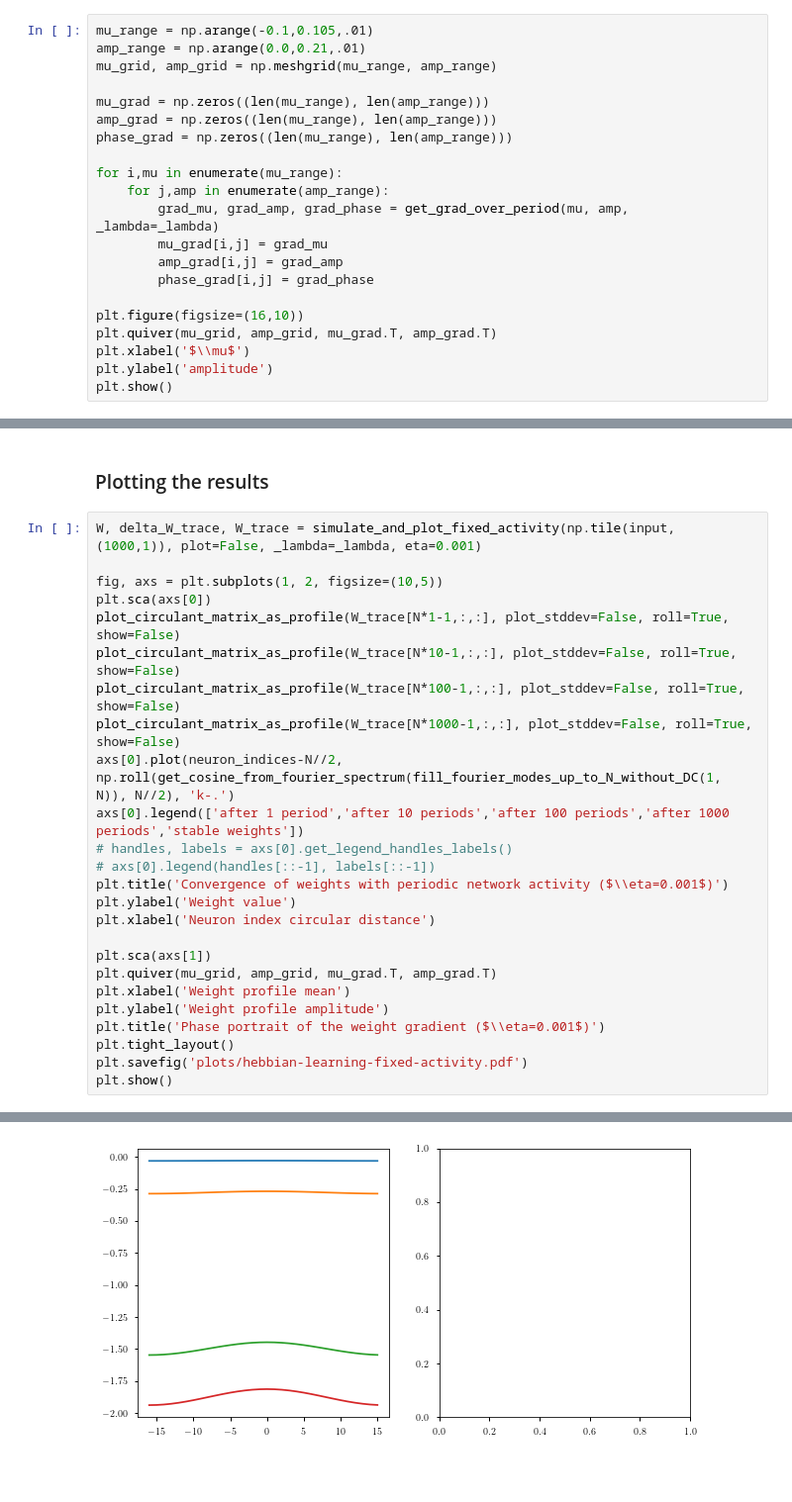
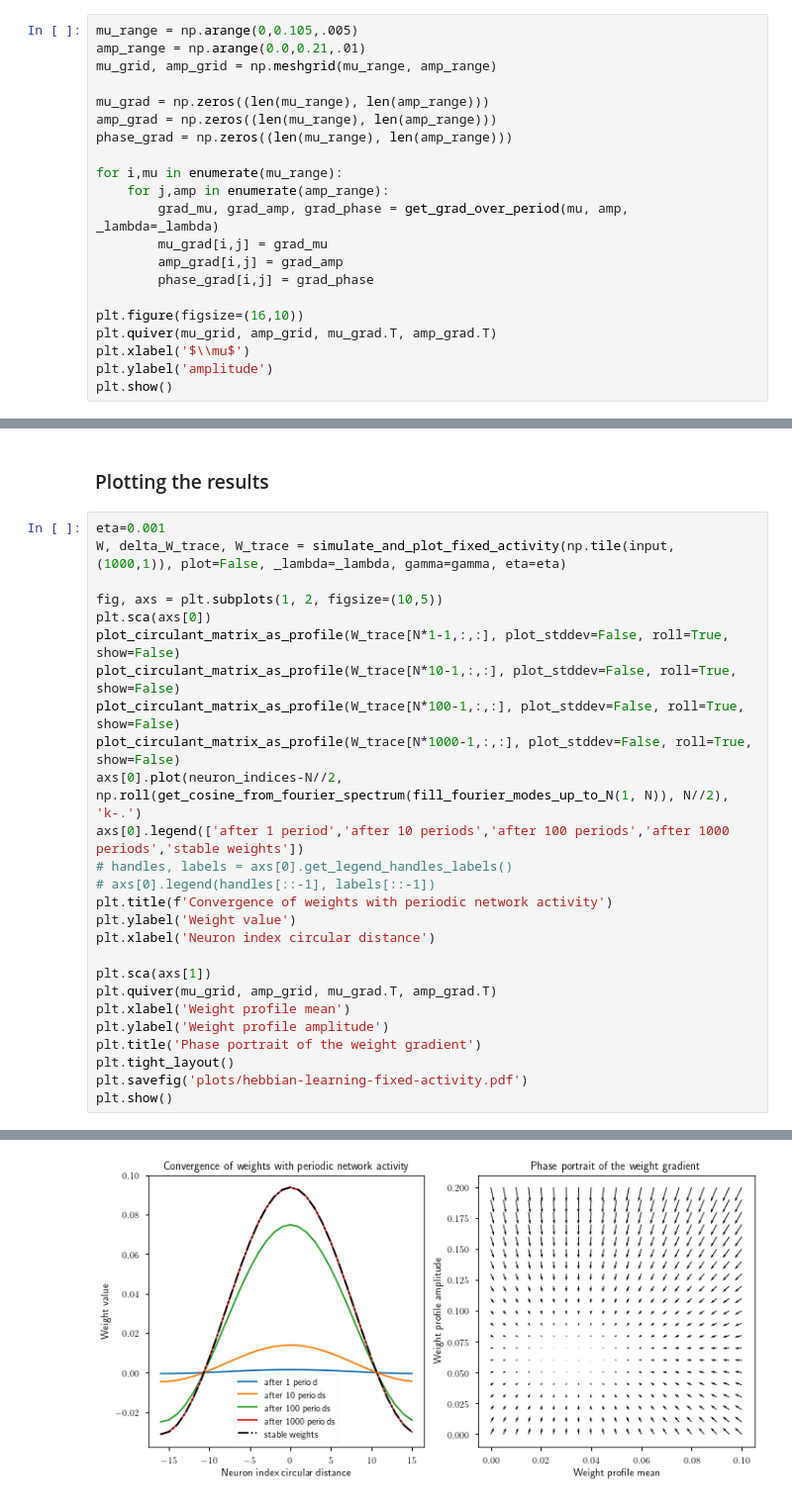
Before and after one commit to Dominic-DallOsto/insect-navigation-sinusoidal-optimality, a Jupyter notebook: sinusoidal Hebbian learning weights.ipynb, the cells around one changed output, grey strips where cells are left out. Shown: that part at 99% size. Drawn from its saved outputs; the diff is of its cells as text; blank space fills up the shorter version.

```diff
--- a/sinusoidal Hebbian learning weights.ipynb
+++ b/sinusoidal Hebbian learning weights.ipynb
@@ -150,7 +150,7 @@ plt.show()
 # %% [markdown]
 ### Building a phase portrait of the system
 # %%
-mu_range = np.arange(-0.1,0.105,.01)
+mu_range = np.arange(0,0.105,.005)
 amp_range = np.arange(0.0,0.21,.01)
 mu_grid, amp_grid = np.meshgrid(mu_range, amp_range)
 
@@ -175,7 +175,8 @@ plt.show()
 # %% [markdown]
 ### Plotting the results
 # %%
-W, delta_W_trace, W_trace = simulate_and_plot_fixed_activity(np.tile(input, (1000,1)), plot=False, _lambda=_lambda, eta=0.001)
+eta=0.001
+W, delta_W_trace, W_trace = simulate_and_plot_fixed_activity(np.tile(input, (1000,1)), plot=False, _lambda=_lambda, gamma=gamma, eta=eta)
 
 fig, axs = plt.subplots(1, 2, figsize=(10,5))
 plt.sca(axs[0])
@@ -183,11 +184,11 @@ plot_circulant_matrix_as_profile(W_trace[N*1-1,:,:], plot_stddev=False, roll=Tru
 plot_circulant_matrix_as_profile(W_trace[N*10-1,:,:], plot_stddev=False, roll=True, show=False)
 plot_circulant_matrix_as_profile(W_trace[N*100-1,:,:], plot_stddev=False, roll=True, show=False)
 plot_circulant_matrix_as_profile(W_trace[N*1000-1,:,:], plot_stddev=False, roll=True, show=False)
-axs[0].plot(neuron_indices-N//2, np.roll(get_cosine_from_fourier_spectrum(fill_fourier_modes_up_to_N_without_DC(1, N)), N//2), 'k-.')
+axs[0].plot(neuron_indices-N//2, np.roll(get_cosine_from_fourier_spectrum(fill_fourier_modes_up_to_N(1, N)), N//2), 'k-.')
 axs[0].legend(['after 1 period','after 10 periods','after 100 periods','after 1000 periods','stable weights'])
 # handles, labels = axs[0].get_legend_handles_labels()
 # axs[0].legend(handles[::-1], labels[::-1])
-plt.title('Convergence of weights with periodic network activity ($\\eta=0.001$)')
+plt.title(f'Convergence of weights with periodic network activity')
 plt.ylabel('Weight value')
 plt.xlabel('Neuron index circular distance')
 
@@ -195,7 +196,7 @@ plt.sca(axs[1])
 plt.quiver(mu_grid, amp_grid, mu_grad.T, amp_grad.T)
 plt.xlabel('Weight profile mean')
 plt.ylabel('Weight profile amplitude')
-plt.title('Phase portrait of the weight gradient ($\\eta=0.001$)')
+plt.title('Phase portrait of the weight gradient')
 plt.tight_layout()
 plt.savefig('plots/hebbian-learning-fixed-activity.pdf')
 plt.show()
@@ -204 +204 @@ NameError: name 'fill_fourier_modes_up_to_N_without_DC' is not defined
-[figure, old version]
+[figure, new version]
```
Also changed, not shown: parts of 3 cells of this notebook, 3 other files.
